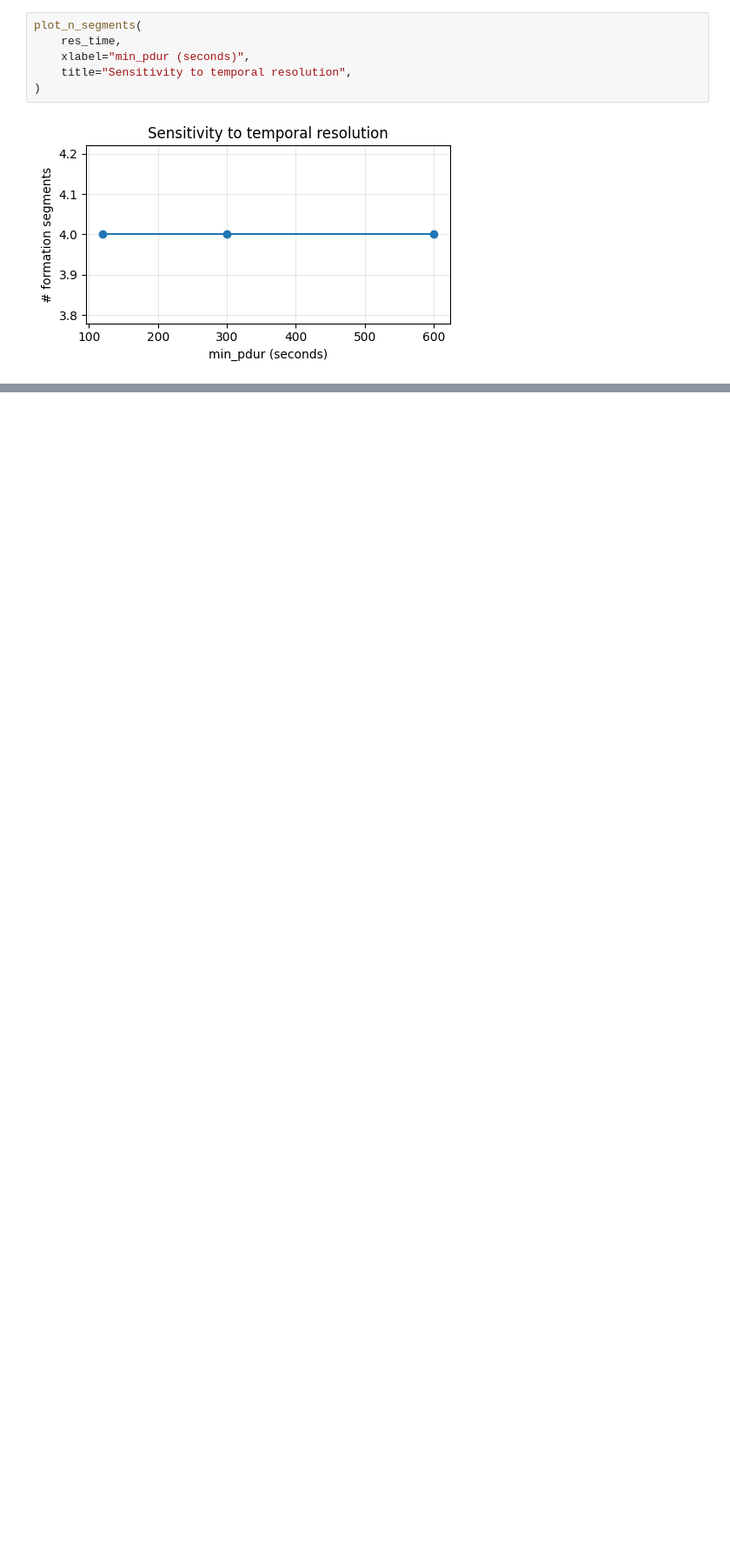
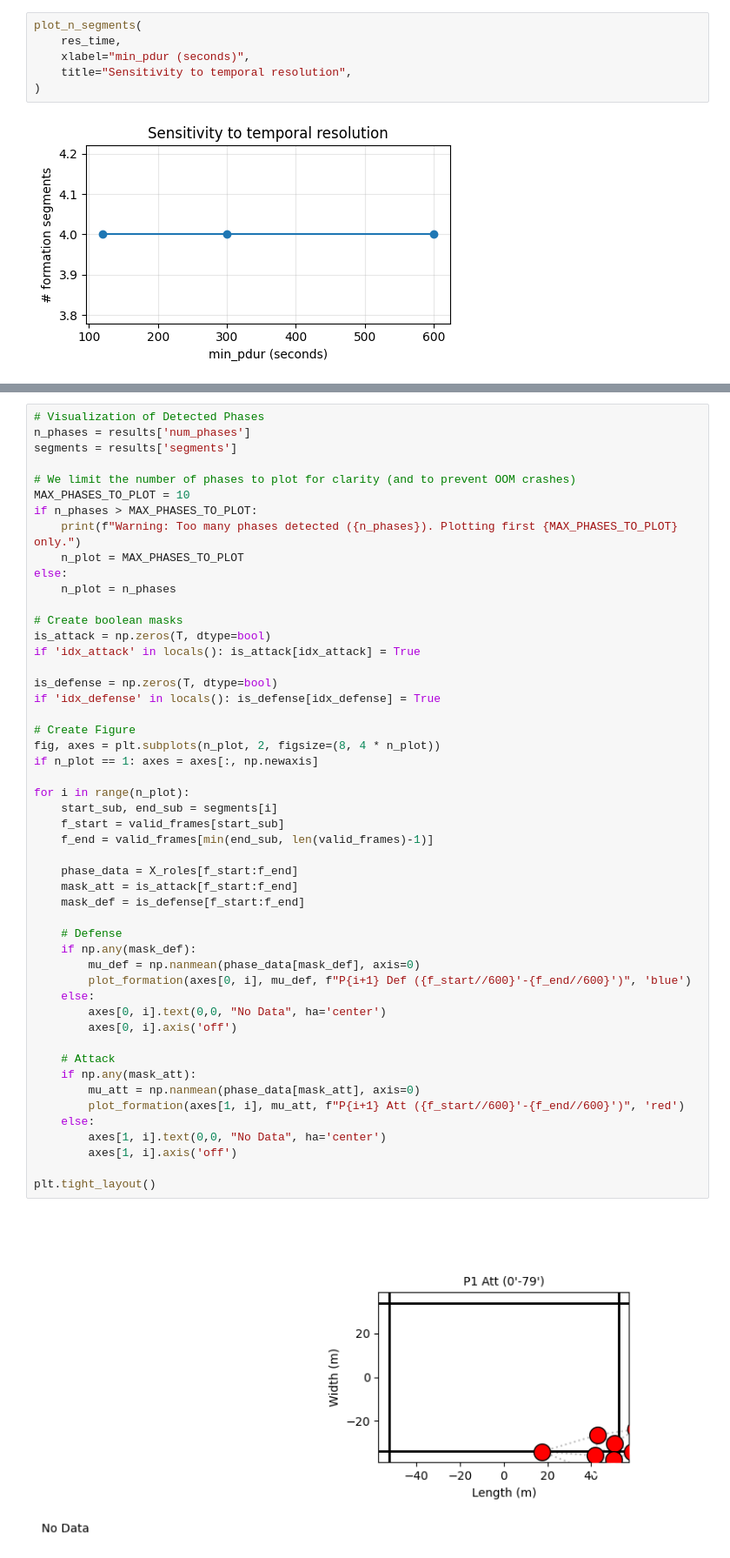
Before and after one commit to fotisk07/TimeSeries-MiniProject, a Jupyter notebook: soumission.ipynb, the cells around one changed output, grey strips where cells are left out. Shown at 87% size. Saved outputs shown, nothing was run; the diff lists cells and outputs as text; blank space fills up the shorter version.

```diff
--- a/soumission.ipynb
+++ b/soumission.ipynb
@@ -455,0 +630,52 @@ plot_n_segments(
+# %%
+# Visualization of Detected Phases
+n_phases = results['num_phases']
+segments = results['segments']
+
+# We limit the number of phases to plot for clarity (and to prevent OOM crashes)
+MAX_PHASES_TO_PLOT = 10
+if n_phases > MAX_PHASES_TO_PLOT:
+    print(f"Warning: Too many phases detected ({n_phases}). Plotting first {MAX_PHASES_TO_PLOT} only.")
+    n_plot = MAX_PHASES_TO_PLOT
+else:
+    n_plot = n_phases
+
+# Create boolean masks
+is_attack = np.zeros(T, dtype=bool)
+if 'idx_attack' in locals(): is_attack[idx_attack] = True
+
+is_defense = np.zeros(T, dtype=bool)
+if 'idx_defense' in locals(): is_defense[idx_defense] = True
+
+# Create Figure
+fig, axes = plt.subplots(n_plot, 2, figsize=(8, 4 * n_plot))
+if n_plot == 1: axes = axes[:, np.newaxis]
+
+for i in range(n_plot):
+    start_sub, end_sub = segments[i]
+    f_start = valid_frames[start_sub]
+    f_end = valid_frames[min(end_sub, len(valid_frames)-1)]
+
+    phase_data = X_roles[f_start:f_end]
+    mask_att = is_attack[f_start:f_end]
+    mask_def = is_defense[f_start:f_end]
+
+    # Defense
+    if np.any(mask_def):
+        mu_def = np.nanmean(phase_data[mask_def], axis=0)
+        plot_formation(axes[0, i], mu_def, f"P{i+1} Def ({f_start//600}'-{f_end//600}')", 'blue')
+    else:
+        axes[0, i].text(0,0, "No Data", ha='center')
+        axes[0, i].axis('off')
+
+    # Attack
+    if np.any(mask_att):
+        mu_att = np.nanmean(phase_data[mask_att], axis=0)
+        plot_formation(axes[1, i], mu_att, f"P{i+1} Att ({f_start//600}'-{f_end//600}')", 'red')
+    else:
+        axes[1, i].text(0,0, "No Data", ha='center')
+        axes[1, i].axis('off')
+
+plt.tight_layout()
+# %% [output]
+[figure, added]
```
Also changed, not shown: parts of 40 cells of this notebook, 26 other files.
